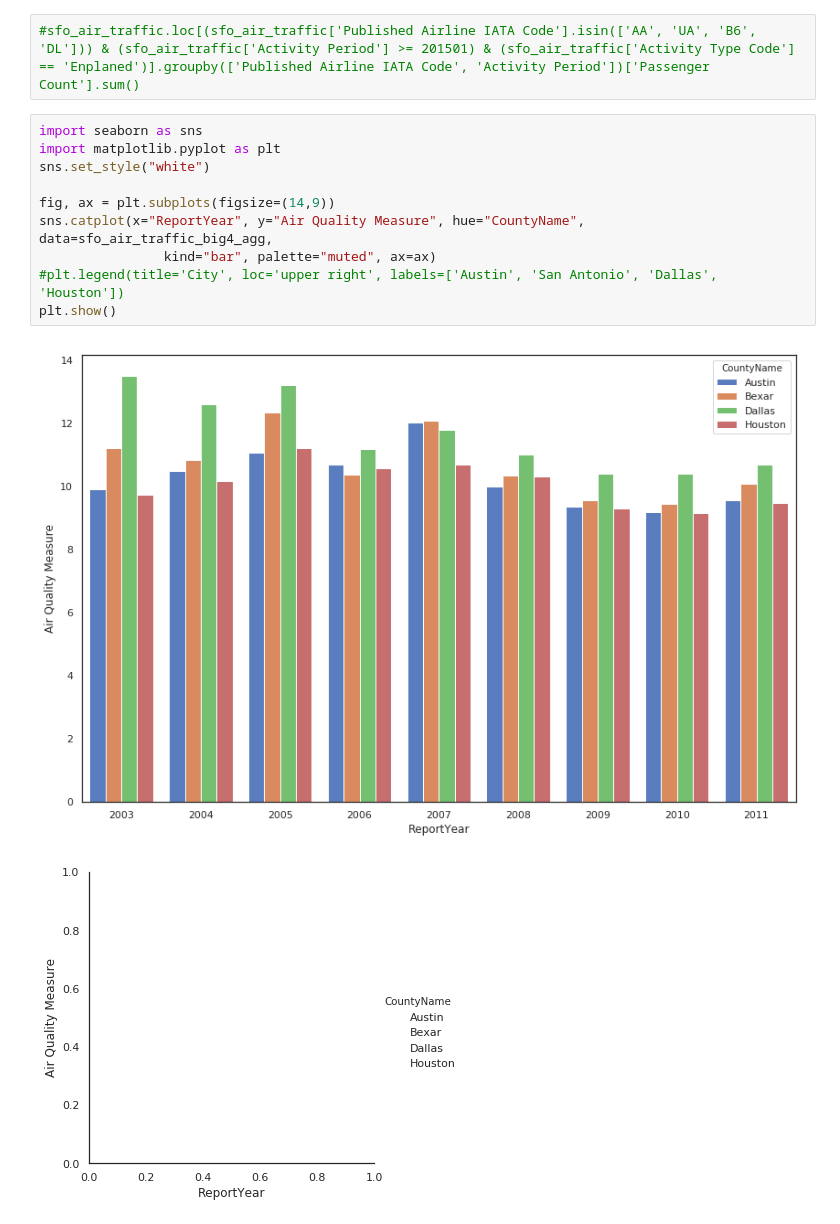
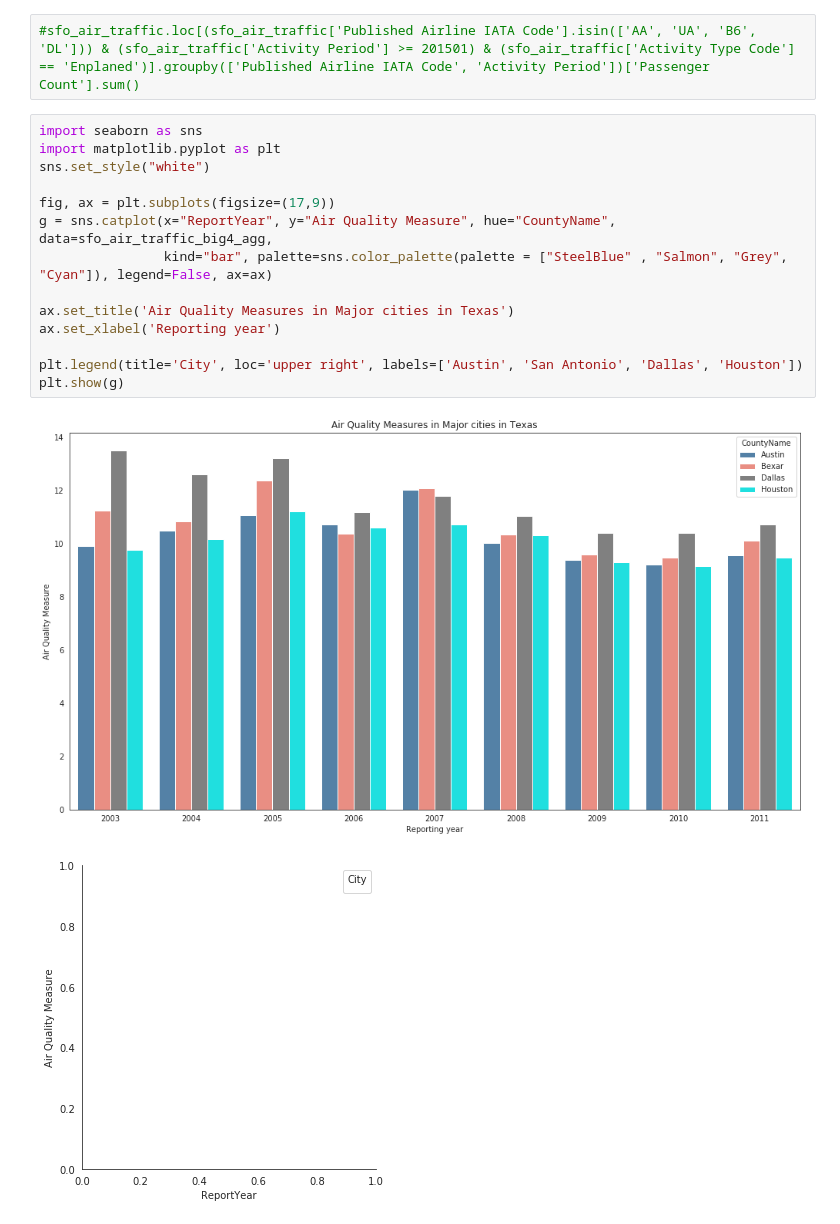
Before and after one commit to Saranyanv/test, a Jupyter notebook: 455_Assignment2.ipynb, the cells around one changed output. Drawn from its saved outputs; the diff is of its cells as text.

```diff
--- a/455_Assignment2.ipynb
+++ b/455_Assignment2.ipynb
@@ -94,13 +92,17 @@ sfo_air_traffic_big4_agg=DataFrame({'Air Quality Measure' : TX_Air_Quality_big4.
 # %%
 import seaborn as sns
 import matplotlib.pyplot as plt
 sns.set_style("white")
 
-fig, ax = plt.subplots(figsize=(14,9))
-sns.catplot(x="ReportYear", y="Air Quality Measure", hue="CountyName", data=sfo_air_traffic_big4_agg,
-                kind="bar", palette="muted", ax=ax)
-#plt.legend(title='City', loc='upper right', labels=['Austin', 'San Antonio', 'Dallas', 'Houston'])
-plt.show()
+fig, ax = plt.subplots(figsize=(17,9))
+g = sns.catplot(x="ReportYear", y="Air Quality Measure", hue="CountyName", data=sfo_air_traffic_big4_agg,
+                kind="bar", palette=sns.color_palette(palette = ["SteelBlue" , "Salmon", "Grey", "Cyan"]), legend=False, ax=ax)
+
+ax.set_title('Air Quality Measures in Major cities in Texas')
+ax.set_xlabel('Reporting year')
+
+plt.legend(title='City', loc='upper right', labels=['Austin', 'San Antonio', 'Dallas', 'Houston'])
+plt.show(g)
 # %% [output]
-[figure, old version]
+[figure, new version]
-[figure, old version]
+[figure, new version]
```
Also changed, not shown: parts of 14 cells of this notebook.
